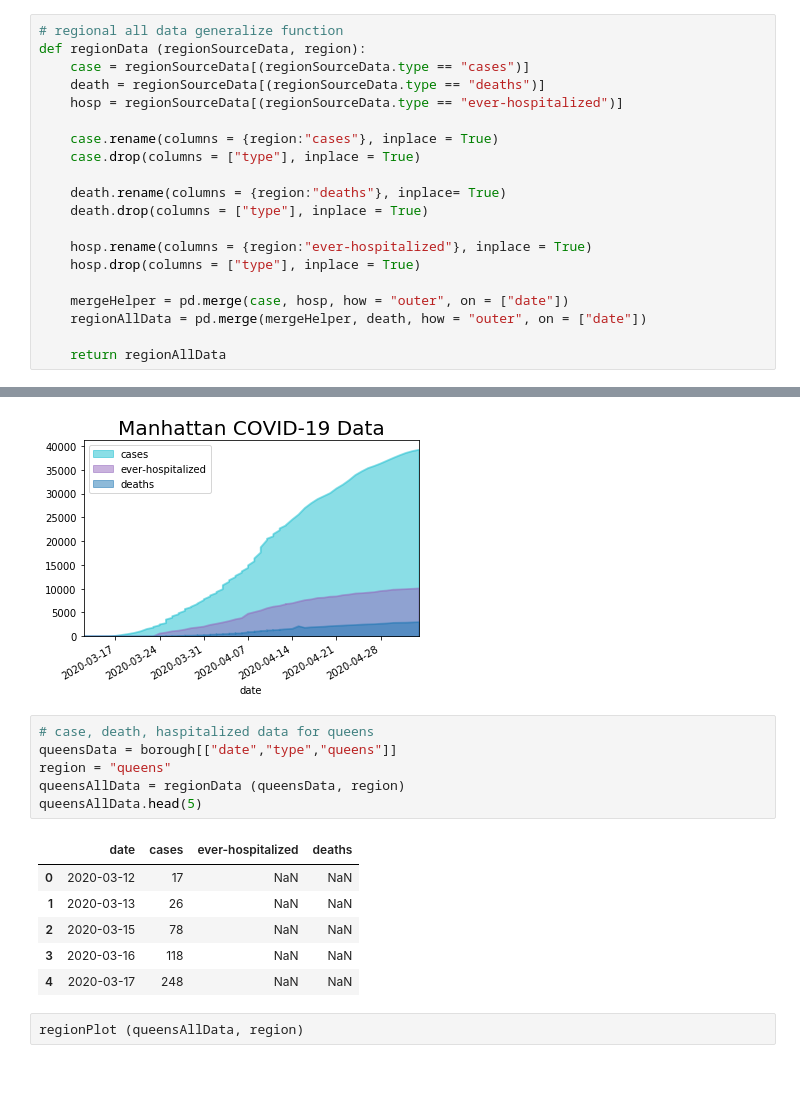
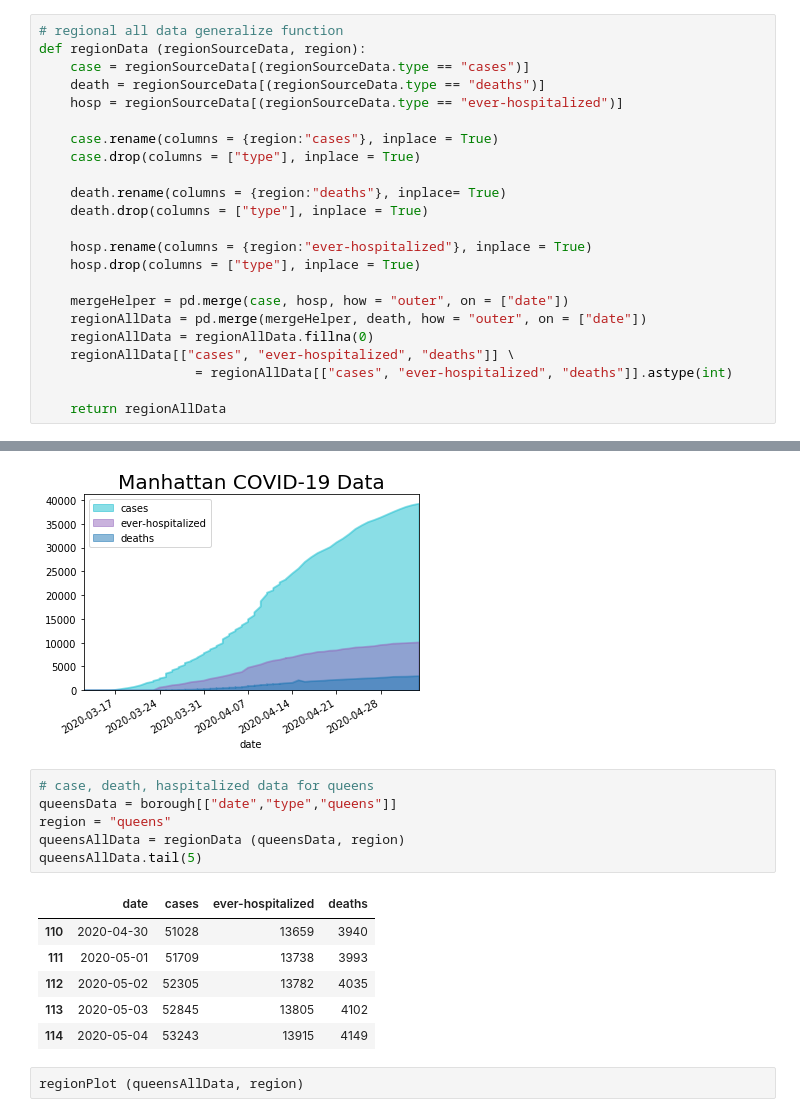
Before and after one commit to ArcZz/Nyc_Cov19_project, a Jupyter notebook: Part_1.ipynb, the cells around one changed output, grey strips where cells are left out. Drawn from its saved outputs; the diff is of its cells as text; blank space fills up the shorter version.

```diff
--- a/Part_1.ipynb
+++ b/Part_1.ipynb
@@ -93,6 +93,9 @@ def regionData (regionSourceData, region):
 
     mergeHelper = pd.merge(case, hosp, how = "outer", on = ["date"])
     regionAllData = pd.merge(mergeHelper, death, how = "outer", on = ["date"])
+    regionAllData = regionAllData.fillna(0)
+    regionAllData[["cases", "ever-hospitalized", "deaths"]] \
+                    = regionAllData[["cases", "ever-hospitalized", "deaths"]].astype(int)
 
     return regionAllData
 # %%
@@ -195,16 +198,16 @@ regionPlot (manhattanAllData, region)
 # %%
 # case, death, haspitalized data for queens
 queensData = borough[["date","type","queens"]]
 region = "queens"
 queensAllData = regionData (queensData, region)
-queensAllData.head(5)
+queensAllData.tail(5)
 # %% [output]
 |  | date | cases | ever-hospitalized | deaths |
-| 0 | 2020-03-12 | 17 | NaN | NaN |
-| 1 | 2020-03-13 | 26 | NaN | NaN |
-| 2 | 2020-03-15 | 78 | NaN | NaN |
-| 3 | 2020-03-16 | 118 | NaN | NaN |
-| 4 | 2020-03-17 | 248 | NaN | NaN |
+| 110 | 2020-04-30 | 51028 | 13659 | 3940 |
+| 111 | 2020-05-01 | 51709 | 13738 | 3993 |
+| 112 | 2020-05-02 | 52305 | 13782 | 4035 |
+| 113 | 2020-05-03 | 52845 | 13805 | 4102 |
+| 114 | 2020-05-04 | 53243 | 13915 | 4149 |
 # %%
 regionPlot (queensAllData, region)
 # %% [output]
```
Also changed, not shown: parts of 6 cells of this notebook.
